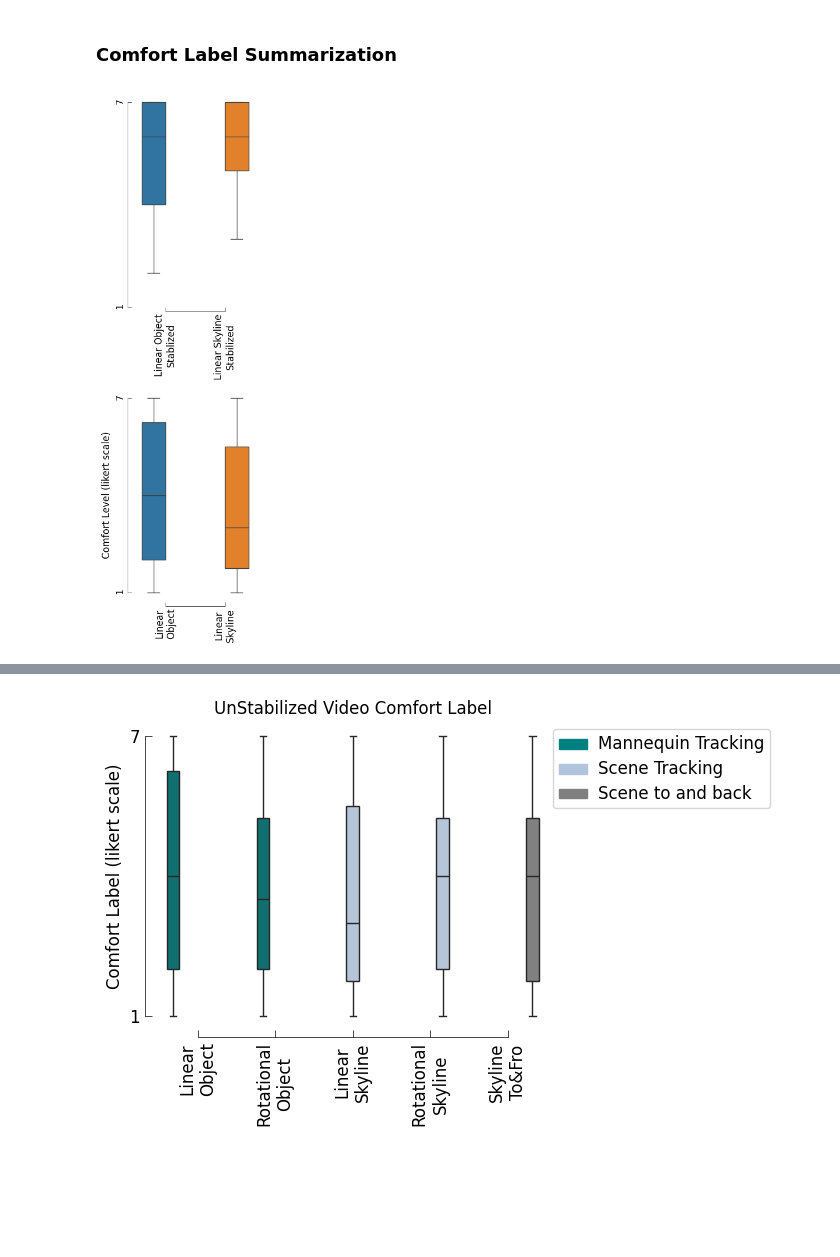
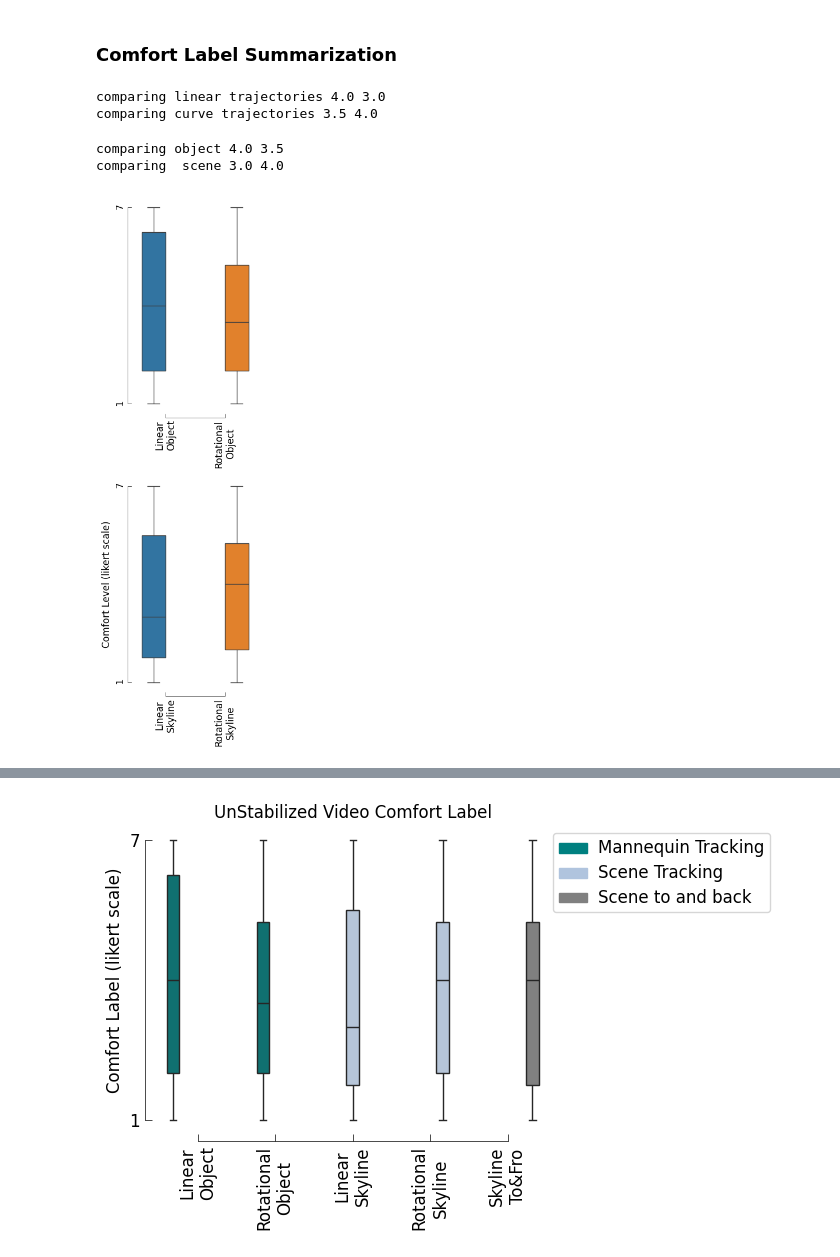
Before and after one commit to arunavanag591/fpv_drone_comfort_analysis, a Jupyter notebook: fpvSurveyDataAnalysis.ipynb, the cells around one changed output, grey strips where cells are left out. Cells and saved outputs as stored; diff of their text form; code cells hidden in the pictures; blank space fills up the shorter version.

Commit message:
corrected H1 and H2 plots

```diff
--- a/fpvSurveyDataAnalysis.ipynb
+++ b/fpvSurveyDataAnalysis.ipynb
@@ -91,39 +86,61 @@ rotation_df_stabilized = df[['comfort_video4','building_comfort_video8']].copy()
+# %%
+object_df = df[['comfort_video1','comfort_video3']].copy()
+skyline_df = df[['building_comfort_video5','building_comfort_video7']].copy()
+# %%
+## linear > rotational
+print('comparing linear trajectories',np.median(df.comfort_video1), np.median(df.building_comfort_video5))
+print('comparing curve trajectories',np.median(df.comfort_video3), np.median(df.building_comfort_video7))
+# %% [output]
+comparing linear trajectories 4.0 3.0
+comparing curve trajectories 3.5 4.0
+# %%
+## delta comfort
+print("comparing object",np.median(df.comfort_video1), np.median(df.comfort_video3))
+print("comparing  scene",np.median(df.building_comfort_video5), np.median(df.building_comfort_video7))
+# %% [output]
+comparing object 4.0 3.5
+comparing  scene 3.0 4.0
 # %%
-# Plot for H1: Participants will have a higher comfort ranking for linear trajectories
+# Plot for
+# H1: Participants will have a higher comfort ranking for linear trajectories
+# H2: change in comfort for skyline is smaller than change in comfort for object
+
 f,ax=plt.subplots(2,1,figsize=(3,10))
 ax[0].grid(False)
 ax[1].grid(False)
 
 
-sns.boxplot(data=linear_df_stabilized, ax=ax[0], dodge=True, )
-sns.boxplot(data=linear_df, ax=ax[1], dodge=True)
+sns.boxplot(data=object_df, ax=ax[0], dodge=True, )
+# sns.stripplot(data=linear_df_stabilized, ax=ax[0], dodge=True, color='black', alpha=0.5)
+sns.boxplot(data=skyline_df, ax=ax[1], dodge=True)
+# sns.stripplot(data=linear_df, ax=ax[1], dodge=True, color='black', alpha=0.5)
 
 
 mpl_functions.adjust_spines(ax[0],['left','bottom'],
                             spine_locations={'right': 4, 'bottom': 5},
                             smart_bounds=True,
                             yticks=[1,7],
                             linewidth=0.5)
 
 mpl_functions.adjust_spines(ax[1],['left','bottom'],
                             spine_locations={'right': 4, 'bottom': 5},
                             smart_bounds=True,
                             yticks=[1,7],
                             linewidth=0.5)
 
-label1=['Linear Object\nStablized', 'Linear Skyline\nStabilized']
-label2=['Linear\nObject', 'Linear\nSkyline']
+label1=['Linear\nObject', 'Rotational\nObject']
+label2=['Linear\nSkyline', 'Rotational\nSkyline']
 
 ax[0].set_xticklabels(label1,rotation=90)
 ax[1].set_xticklabels(label2,rotation=90)
 
 ax[0].set_yticklabels(['1','7'],rotation=90)
 ax[1].set_yticklabels(['1','7'],rotation=90)
 
 ax[1].set_ylabel('Comfort Level (likert scale)')
 
 mpl_functions.set_fontsize(ax[0],12)
 mpl_functions.set_fontsize(ax[1],12)
 f.tight_layout()
 # %% [output]
-[figure, old version]
+[figure, new version]
```
Also changed, not shown: parts of 2 cells of this notebook.
